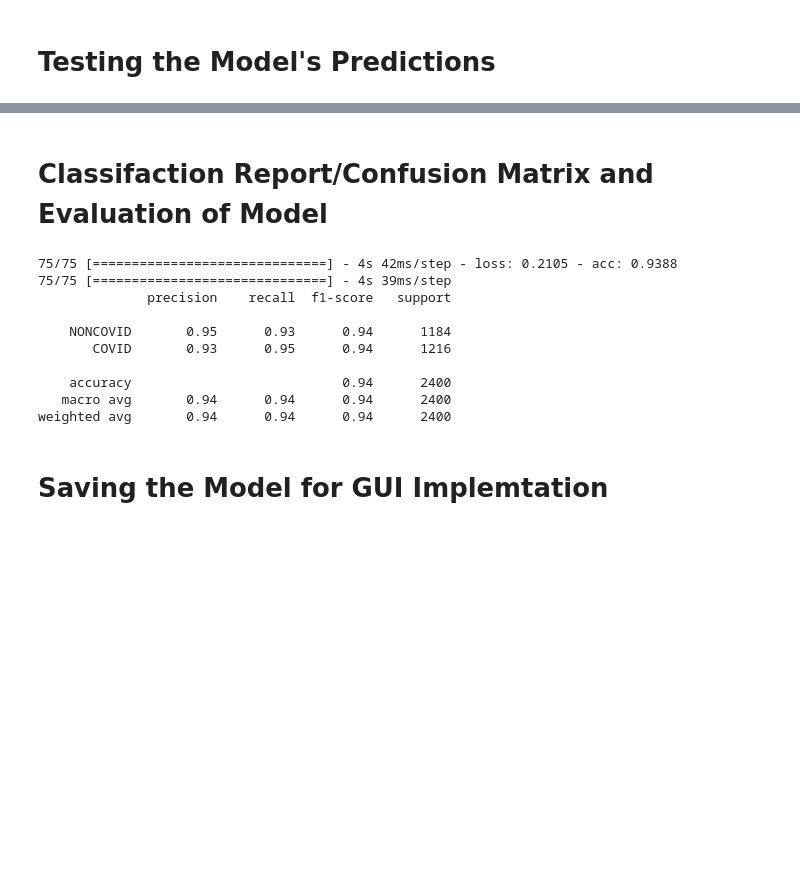
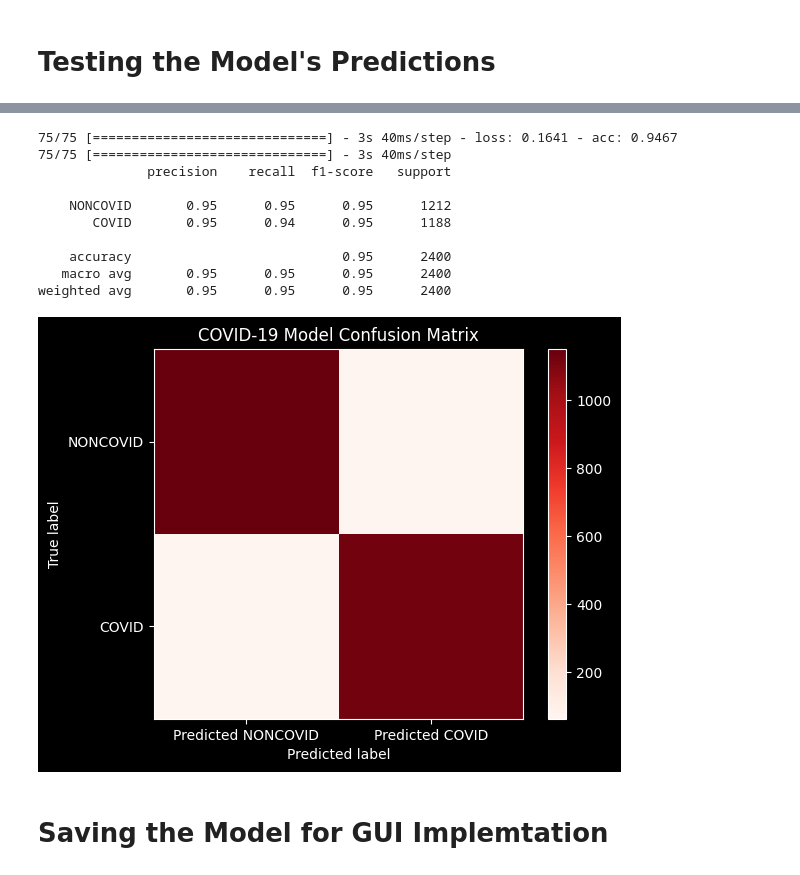
Before and after one commit to sw1ssyy/COVID-CNN-MODEL, a Jupyter notebook: Dissertation.ipynb, the cells around one changed output, grey strips where cells are left out. Saved outputs shown, nothing was run; the diff lists cells and outputs as text; code cells hidden in the pictures; blank space fills up the shorter version.

Commit message:
Added Confusion Matrix for Model's Performance

```diff
--- a/Dissertation.ipynb
+++ b/Dissertation.ipynb
@@ -226,37 +247,50 @@ NameError: name 'os' is not defined
-# %% [markdown]
-# Classifaction Report/Confusion Matrix and Evaluation of Model
 # %%
-from sklearn.metrics import classification_report
-
+from sklearn.metrics import classification_report, confusion_matrix
+import pandas as pd
 
 model.evaluate(x = np.asarray(X_Test),
                    y = Y_Test,
                    verbose=1)
 
 test_predict = model.predict(x = np.asarray(X_Test))
 
 
 for i in range(len(test_predict)):
     if test_predict[i] >= 0.5:
         test_predict[i] = 1
     elif test_predict[i] < 0.5:
         test_predict[i] = 0
 
 classes = ['NONCOVID', 'COVID']
+report = classification_report(y_true = Y_Test,
+                      y_pred = test_predict,
+                      target_names = classes)
 print(classification_report(y_true = Y_Test,
                       y_pred = test_predict,
                       target_names = classes))
+
+cm = confusion_matrix(y_true=Y_Test, y_pred=test_predict)
+
+plt.imshow(cm, cmap=plt.cm.Reds)
+plt.title('COVID-19 Model Confusion Matrix')
+plt.colorbar()
+plt.xticks([0, 1], ['Predicted NONCOVID', 'Predicted COVID'])
+plt.yticks([0, 1], ['NONCOVID', 'COVID'])
+plt.xlabel('Predicted label')
+plt.ylabel('True label')
+plt.show()
 # %% [output]
-75/75 [==============================] - 4s 42ms/step - loss: 0.2105 - acc: 0.9388
-75/75 [==============================] - 4s 39ms/step
+75/75 [==============================] - 3s 40ms/step - loss: 0.1641 - acc: 0.9467
+75/75 [==============================] - 3s 40ms/step
               precision    recall  f1-score   support
 
-    NONCOVID       0.95      0.93      0.94      1184
-       COVID       0.93      0.95      0.94      1216
+    NONCOVID       0.95      0.95      0.95      1212
+       COVID       0.95      0.94      0.95      1188
 
-    accuracy                           0.94      2400
-   macro avg       0.94      0.94      0.94      2400
-weighted avg       0.94      0.94      0.94      2400
+    accuracy                           0.95      2400
+   macro avg       0.95      0.95      0.95      2400
+weighted avg       0.95      0.95      0.95      2400
+[figure, added]
 # %% [markdown]
 # Saving the Model for GUI Implemtation
 # %%
```
Also changed, not shown: parts of 5 cells of this notebook.
